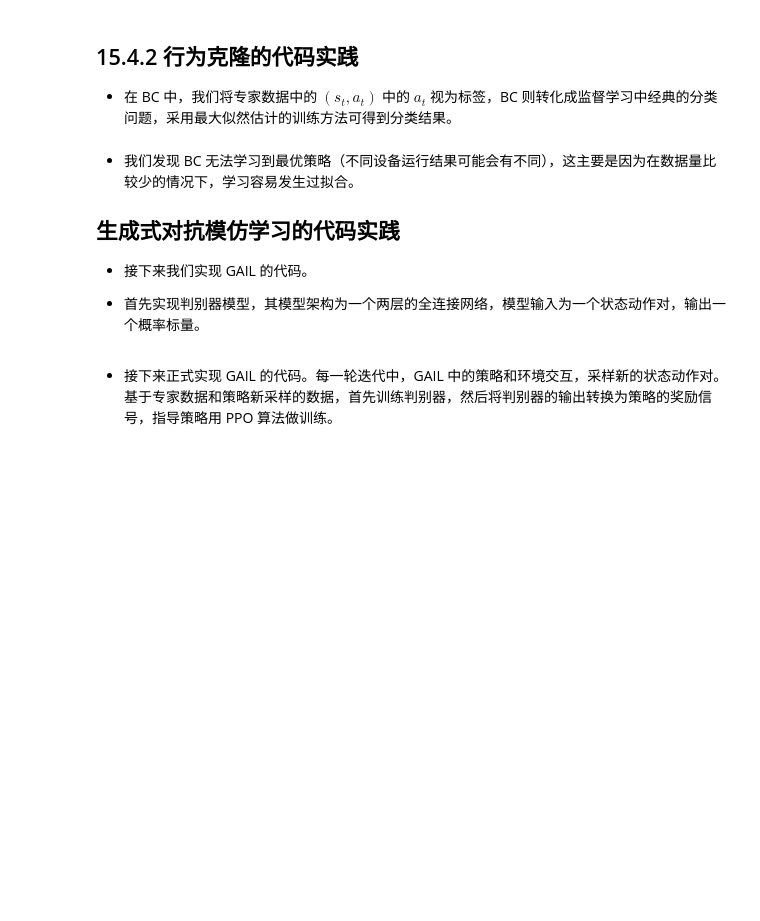
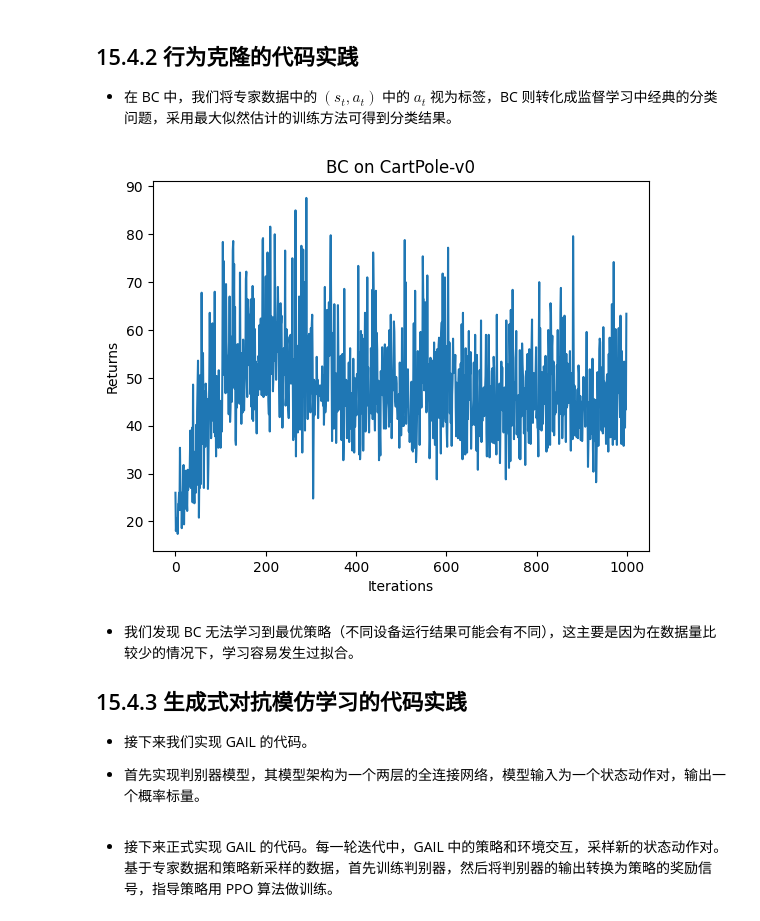
Before and after one commit to Dreamer-124/RL-Study, a Jupyter notebook: 15.模仿学习.ipynb, the cells around one changed output. Saved outputs shown, nothing was run; the diff lists cells and outputs as text; code cells hidden in the pictures; blank space fills up the shorter version.

```diff
--- a/15.模仿学习.ipynb
+++ b/15.模仿学习.ipynb
@@ -255,10 +255,19 @@ with tqdm(total=n_iterations, desc="进度条") as pbar:
         if (i + 1) % 10 == 0:
             pbar.set_postfix({'return': '%.3f' % np.mean(test_returns[-10:])})
         pbar.update(1)
+# %%
+iteration_list = list(range(len(test_returns)))
+plt.plot(iteration_list, test_returns)
+plt.xlabel('Iterations')
+plt.ylabel('Returns')
+plt.title('BC on {}'.format(env_name))
+plt.show()
+# %% [output]
+[figure, added]
 # %% [markdown]
 - 我们发现 BC 无法学习到最优策略（不同设备运行结果可能会有不同），这主要是因为在数据量比较少的情况下，学习容易发生过拟合。
 
-## 生成式对抗模仿学习的代码实践
+## 15.4.3 生成式对抗模仿学习的代码实践
 - 接下来我们实现 GAIL 的代码。
 
 - 首先实现判别器模型，其模型架构为一个两层的全连接网络，模型输入为一个状态动作对，输出一个概率标量。
```
Also changed, not shown: parts of 1 cell of this notebook, 5 other files.
